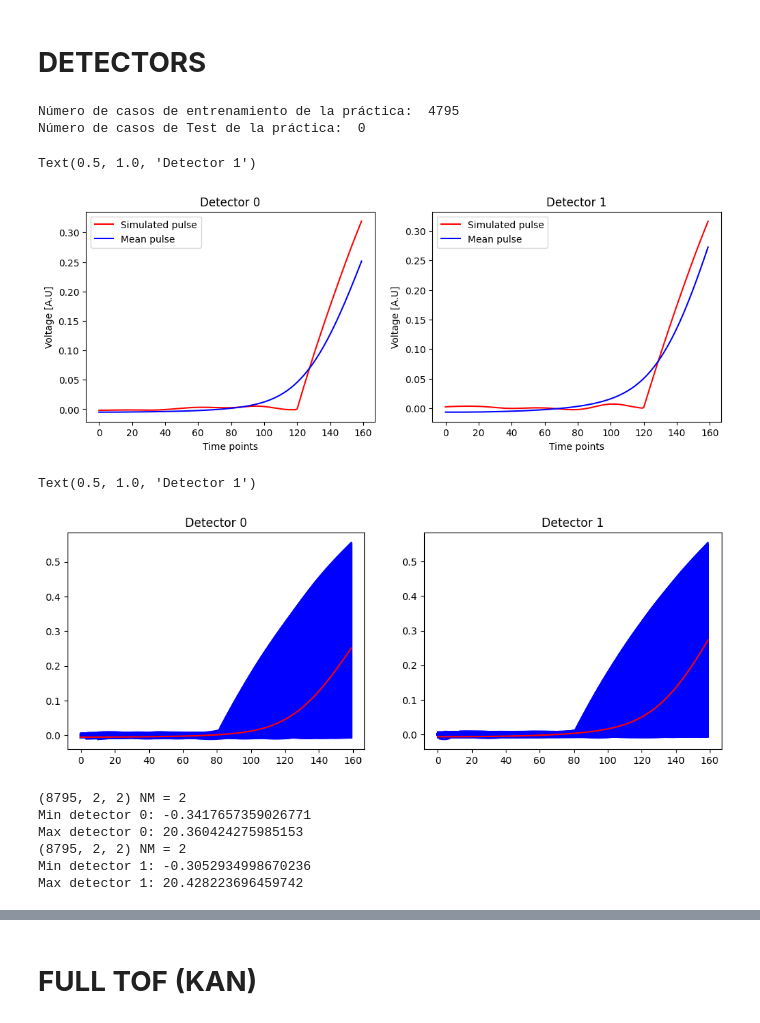
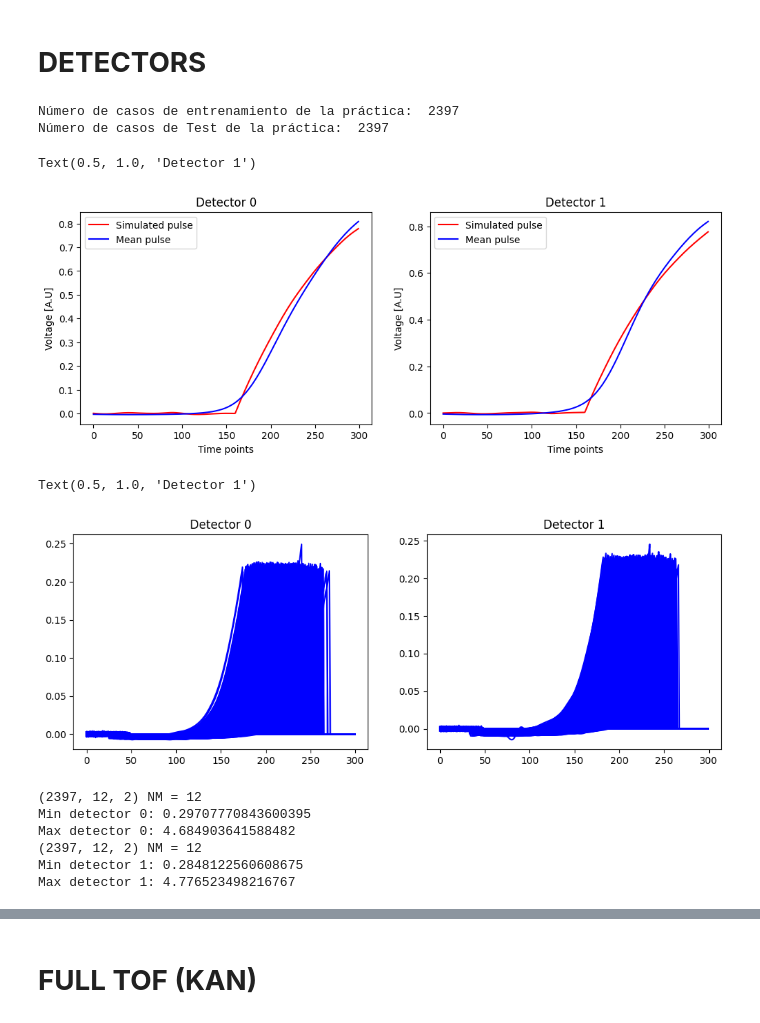
Before and after one commit to wjosefw/Signal-processing-with-Neural-networks, a Jupyter notebook: KAN.ipynb, the cells around one changed output, grey strips where cells are left out. Saved outputs shown, nothing was run; the diff lists cells and outputs as text; code cells hidden in the pictures.

Commit message:
Implementacion de cur_pulse_by_fraction

```diff
--- a/KAN.ipynb
+++ b/KAN.ipynb
@@ -50,8 +50,9 @@ new_REALS = interp_func_REALS(tiempo_new)
 interp_func_practica = interp1d(tiempo,pulsos_practica_master, kind = 'cubic', axis = 1)
 new_pulsos_practica = interp_func_practica(tiempo_new)
 
-#---------------------------------------------------------------- Align the pulses -----------------------------------
-align_steps = 20
+
+#--------------------------------------- Align the pulses -----------------------------------
+align_steps = 22
 new_pulsos_practica[:,:,1] = np.roll(new_pulsos_practica[:,:,1], align_steps)
 new_pulsos_practica[:,:align_steps,1] = np.random.normal(scale = 1e-3, size = align_steps)
 
@@ -84,27 +85,31 @@ plt.legend()
+# %%
+start = 400
+stop = 700
 # %% [markdown]
 # **DETECTORS**
 # %%
 #------------------------------------ Important definitions ------------------------------------
 ajuste_grueso = 1 # 0 = YES, 1 = NO
-delay_steps = 30
-moments_order = 1
-Num_casos = 4000
+delay_steps = 50 #30
+moments_order = 2
+fraction = 0.15
+Num_casos = 0
 Nc = 2
 np.random.seed(seed = 42) #Fix numpy seed
 
 t_shift = 8 #In time steps
 t = np.linspace(0, Nt, Nt_new)
-t0 = 65 + np.random.randint(10, size = Num_casos)
+t0 = 75 + np.random.randint(10, size = Num_casos)
 
 
 # Define size of train set from datos practica
-Ntrain_practica = int(1.0*new_pulsos_practica.shape[0])
-Ntest_practica = int(0.0*new_pulsos_practica.shape[0])
+Ntrain_practica = int(0.5*new_pulsos_practica.shape[0])
+Ntest_practica = int(0.5*new_pulsos_practica.shape[0])
 print('Número de casos de entrenamiento de la práctica: ', Ntrain_practica)
 print('Número de casos de Test de la práctica: ', Ntest_practica)
 # %% [output]
-Número de casos de entrenamiento de la práctica:  4795
-Número de casos de Test de la práctica:  0
+Número de casos de entrenamiento de la práctica:  2397
+Número de casos de Test de la práctica:  2397
 # %%
 #--------------------------------- Detector 0 definitions -------------------------
 tau_rise_dec0 = 20
@@ -152,7 +157,7 @@ plt.ylabel('Voltage [A.U]')
 plt.title('Detector 1')
 # %% [output]
 Text(0.5, 1.0, 'Detector 1')
-[figure, old version]
+[figure, new version]
 # %%
 if ajuste_grueso == 0:
 
@@ -171,6 +176,7 @@ if ajuste_grueso == 0:
         REF_dec1 = np.zeros((Num_casos,))
 
     # Move rest of the pulses to align with mean and then delay them
+    #rolled
     delays2_dec0, moved_pulses2_dec0 = move_to_reference(mean_pulse_dec0, new_pulsos_practica[:Ntrain_practica,:,:], start = start, stop = stop, max_delay = int(stop-start), channel = 0)
     delays2_dec1, moved_pulses2_dec1 = move_to_reference(mean_pulse_dec1, new_pulsos_practica[:Ntrain_practica,:,:], start = start, stop = stop, max_delay = int(stop-start), channel = 1)
     INPUT2_dec0, REF2_dec0 = create_and_delay_pulse_pair(moved_pulses2_dec0, new_time_step, delay_steps = delay_steps, NOISE = True)
@@ -179,12 +185,27 @@ if ajuste_grueso == 0:
 
 if ajuste_grueso == 1:
 
-    INPUT_dec0, REF_dec0 = create_and_delay_pulse_pair(INPUT_dec0[:,start:stop], new_time_step, delay_steps = delay_steps, NOISE = True)
-    INPUT_dec1, REF_dec1 = create_and_delay_pulse_pair(INPUT_dec1[:,start:stop], new_time_step, delay_steps = delay_steps, NOISE = True)
+    INPUT_dec0 = np.concatenate((np.expand_dims(INPUT_dec0, axis = -1), np.expand_dims(INPUT_dec0, axis = -1)), axis = 2)
+    INPUT_dec0 = cut_pulse_by_fraction(INPUT_dec0, fraction = fraction)
+
+    INPUT_dec1 = np.concatenate((np.expand_dims(INPUT_dec1, axis = -1), np.expand_dims(INPUT_dec1, axis = -1)), axis = 2)
+    INPUT_dec1 = cut_pulse_by_fraction(INPUT_dec1, fraction = fraction)
 
 
+    INPUT_dec0, REF_dec0 = create_and_delay_pulse_pair(INPUT_dec0[:,start:stop,0], new_time_step, delay_steps = delay_steps, NOISE = True)
+    INPUT_dec1, REF_dec1 = create_and_delay_pulse_pair(INPUT_dec1[:,start:stop,0], new_time_step, delay_steps = delay_steps, NOISE = True)
+
+    #INPUT_dec0, REF_dec0 = create_and_delay_pulse_pair(INPUT_dec0[:,start:stop], new_time_step, delay_steps = delay_steps, NOISE = True)
+    #INPUT_dec1, REF_dec1 = create_and_delay_pulse_pair(INPUT_dec1[:,start:stop], new_time_step, delay_steps = delay_steps, NOISE = True)
+
+
+    #INPUT2_dec0, REF2_dec0 = create_and_delay_pulse_pair(new_pulsos_practica[:Ntrain_practica,start:stop,0], new_time_step, delay_steps = delay_steps, NOISE = True)
+    #INPUT2_dec1, REF2_dec1 = create_and_delay_pulse_pair(new_pulsos_practica[:Ntrain_practica,start:stop,1], new_time_step, delay_steps = delay_steps, NOISE = True)
+
+    new_pulsos_practica = cut_pulse_by_fraction(new_pulsos_practica, fraction = fraction)
     INPUT2_dec0, REF2_dec0 = create_and_delay_pulse_pair(new_pulsos_practica[:Ntrain_practica,start:stop,0], new_time_step, delay_steps = delay_steps, NOISE = True)
     INPUT2_dec1, REF2_dec1 = create_and_delay_pulse_pair(new_pulsos_practica[:Ntrain_practica,start:stop,1], new_time_step, delay_steps = delay_steps, NOISE = True)
+
 
 
 # Create train set
@@ -196,20 +217,20 @@ REF_train_dec1 = np.concatenate((REF_dec1, REF2_dec1))
 # %%
 plt.figure(figsize = (12,4))
 
 plt.subplot(121)
 for i in range(trainX_dec0.shape[0]):
     plt.plot(trainX_dec0[i,:,0],'b-')
-plt.plot(mean_pulse_dec0[start:stop],'r-')
+#plt.plot(mean_pulse_dec0[start:stop],'r-')
 plt.title('Detector 0')
 
 plt.subplot(122)
 for i in range(trainX_dec1.shape[0]):
     plt.plot(trainX_dec1[i,:,0],'b-')
-plt.plot(mean_pulse_dec1[start:stop],'r-')
+#plt.plot(mean_pulse_dec1[start:stop],'r-')
 plt.title('Detector 1')
 # %% [output]
 Text(0.5, 1.0, 'Detector 1')
-[figure, old version]
+[figure, new version]
 # %%
 #-------------------------------------------------------------- Calculate moments ---------------------------------------------------
 M_Train_dec0 = momentos(trainX_dec0, order = moments_order)
@@ -237,12 +258,12 @@ print(M_Train_dec1.shape, "NM =", NM)
 print("Min detector 1:", min_dec1)
 print("Max detector 1:", max_dec1)
 # %% [output]
-(8795, 2, 2) NM = 2
-Min detector 0: -0.3417657359026771
-Max detector 0: 20.360424275985153
-(8795, 2, 2) NM = 2
-Min detector 1: -0.3052934998670236
-Max detector 1: 20.428223696459742
+(2397, 12, 2) NM = 12
+Min detector 0: 0.29707770843600395
+Max detector 0: 4.684903641588482
+(2397, 12, 2) NM = 12
+Min detector 1: 0.2848122560608675
+Max detector 1: 4.776523498216767
 # %%
 plt.hist(M_Train_dec0[:Num_casos,0,0], alpha = 0.5, label = 'Simulados');
 plt.hist(M_Train_dec0[Num_casos:,0,0], alpha = 0.5, label = 'Reales');
```
Also changed, not shown: parts of 11 cells of this notebook.
